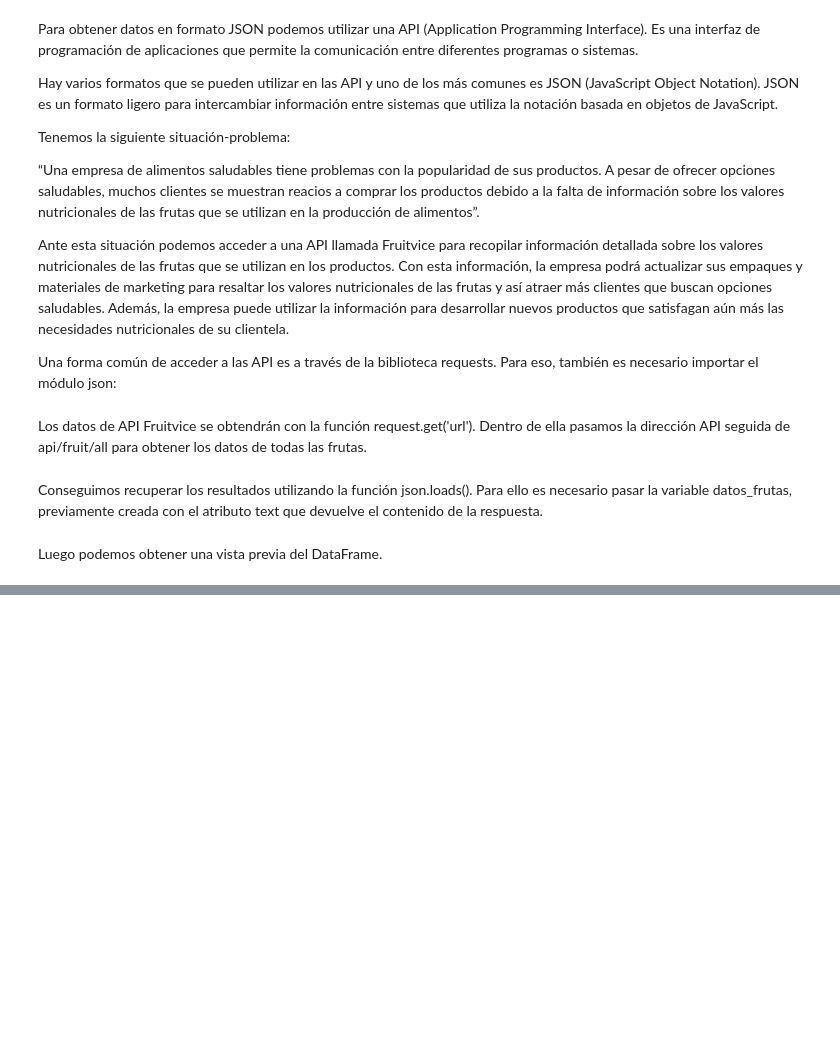
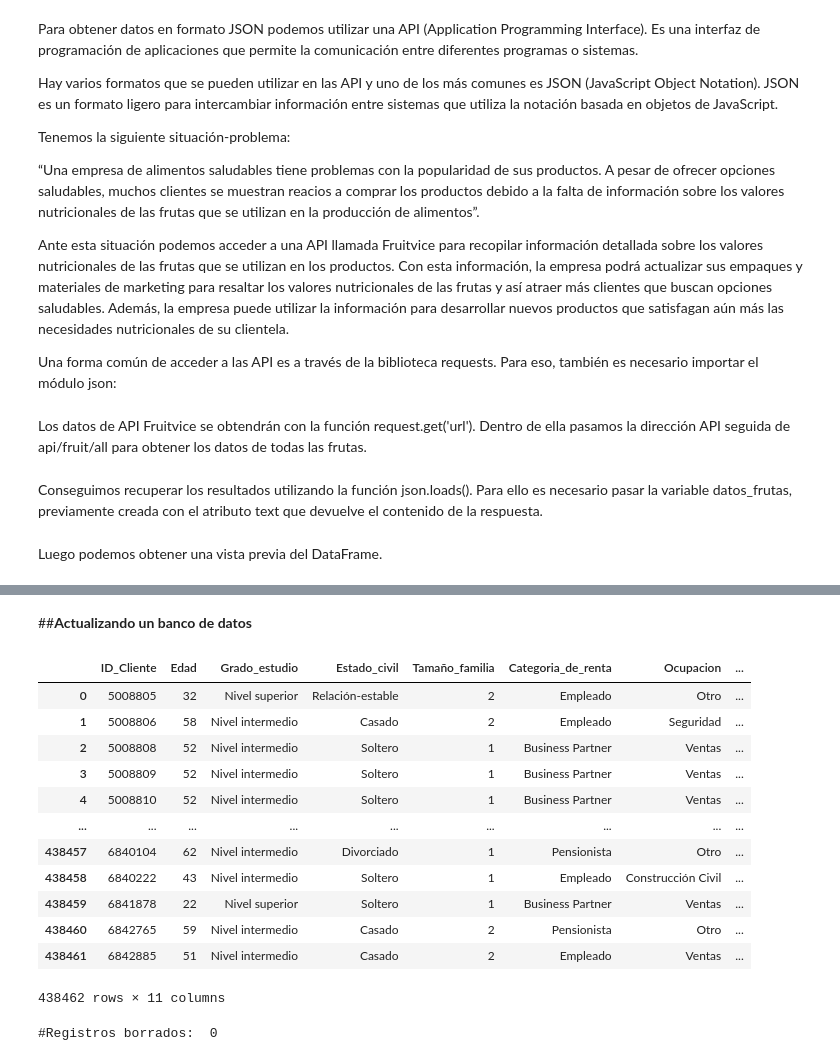
Before and after one commit to evs-11/Pandas-E-S, a Jupyter notebook: Pandas_I_O.ipynb, the cells around one changed output, grey strips where cells are left out. Drawn from its saved outputs; the diff is of its cells as text; code cells hidden in the pictures; blank space fills up the shorter version.

```diff
--- a/Pandas_I_O.ipynb
+++ b/Pandas_I_O.ipynb
@@ -794,0 +1146,42 @@ Luego podemos obtener una vista previa del DataFrame.
+# %% [markdown]
+##**Actualizando un banco de datos**
+# %%
+# mostramos query de base de datos original
+
+query = 'SELECT * FROM clientes'
+# %%
+# leer la query anterior
+
+pd.read_sql(sql=text(query), con=engine.connect())
+# %% [output]
+|  | ID_Cliente | Edad | Grado_estudio | Estado_civil | Tamaño_familia | Categoria_de_renta | Ocupacion | ... |
+| 0 | 5008805 | 32 | Nivel superior | Relación-estable | 2 | Empleado | Otro | ... |
+| 1 | 5008806 | 58 | Nivel intermedio | Casado | 2 | Empleado | Seguridad | ... |
+| 2 | 5008808 | 52 | Nivel intermedio | Soltero | 1 | Business Partner | Ventas | ... |
+| 3 | 5008809 | 52 | Nivel intermedio | Soltero | 1 | Business Partner | Ventas | ... |
+| 4 | 5008810 | 52 | Nivel intermedio | Soltero | 1 | Business Partner | Ventas | ... |
+| ... | ... | ... | ... | ... | ... | ... | ... | ... |
+| 438457 | 6840104 | 62 | Nivel intermedio | Divorciado | 1 | Pensionista | Otro | ... |
+| 438458 | 6840222 | 43 | Nivel intermedio | Soltero | 1 | Empleado | Construcción Civil | ... |
+| 438459 | 6841878 | 22 | Nivel superior | Soltero | 1 | Business Partner | Ventas | ... |
+| 438460 | 6842765 | 59 | Nivel intermedio | Casado | 2 | Pensionista | Otro | ... |
+| 438461 | 6842885 | 51 | Nivel intermedio | Casado | 2 | Empleado | Ventas | ... |
+438462 rows × 11 columns
+# %%
+# queremos sacar un cliente de la BD, borrar registro
+# importamos una libreria por si da error
+# borrar desde la tabla clientes donde ...
+# try para intentar sino ejecuta un except activando de la biblioteca de e y muestra e
+# sino muestra el número de registros, r_set.rowcounts porque se crea una variable r_set =
+# conectada al motor engine execute de ejecutar la query
+
+from sqlalchemy.exc import SQLAlchemyError
+query = "DELETE FROM clientes WHERE ID_Cliente=5008804"
+try:
+  r_set = engine.connect().execute(text(query))
+except SQLAlchemyError as e:
+    print(e)
+else:
+    print("#Registros borrados: ", r_set.rowcount)
+# %% [output]
+#Registros borrados:  0
```
Also changed, not shown: parts of 58 cells of this notebook.
